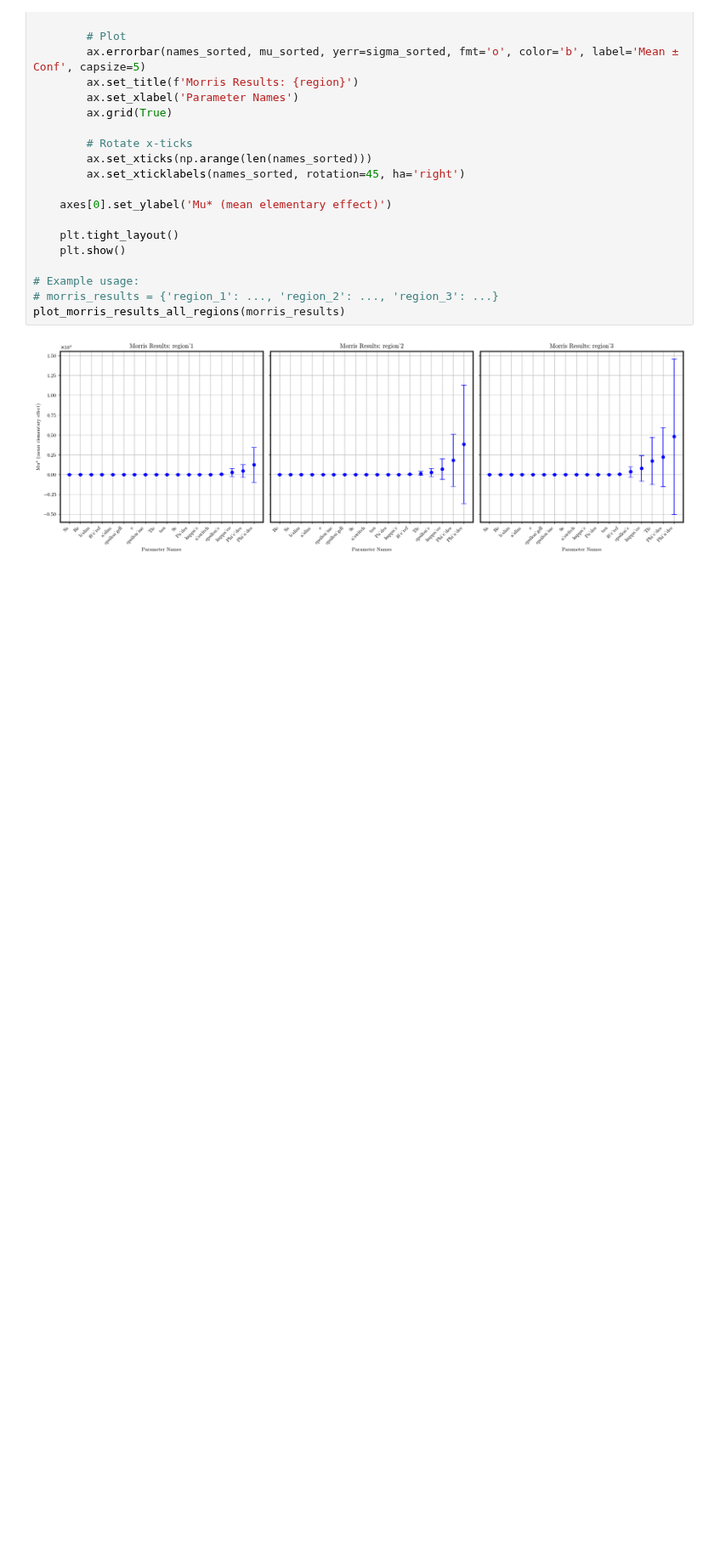
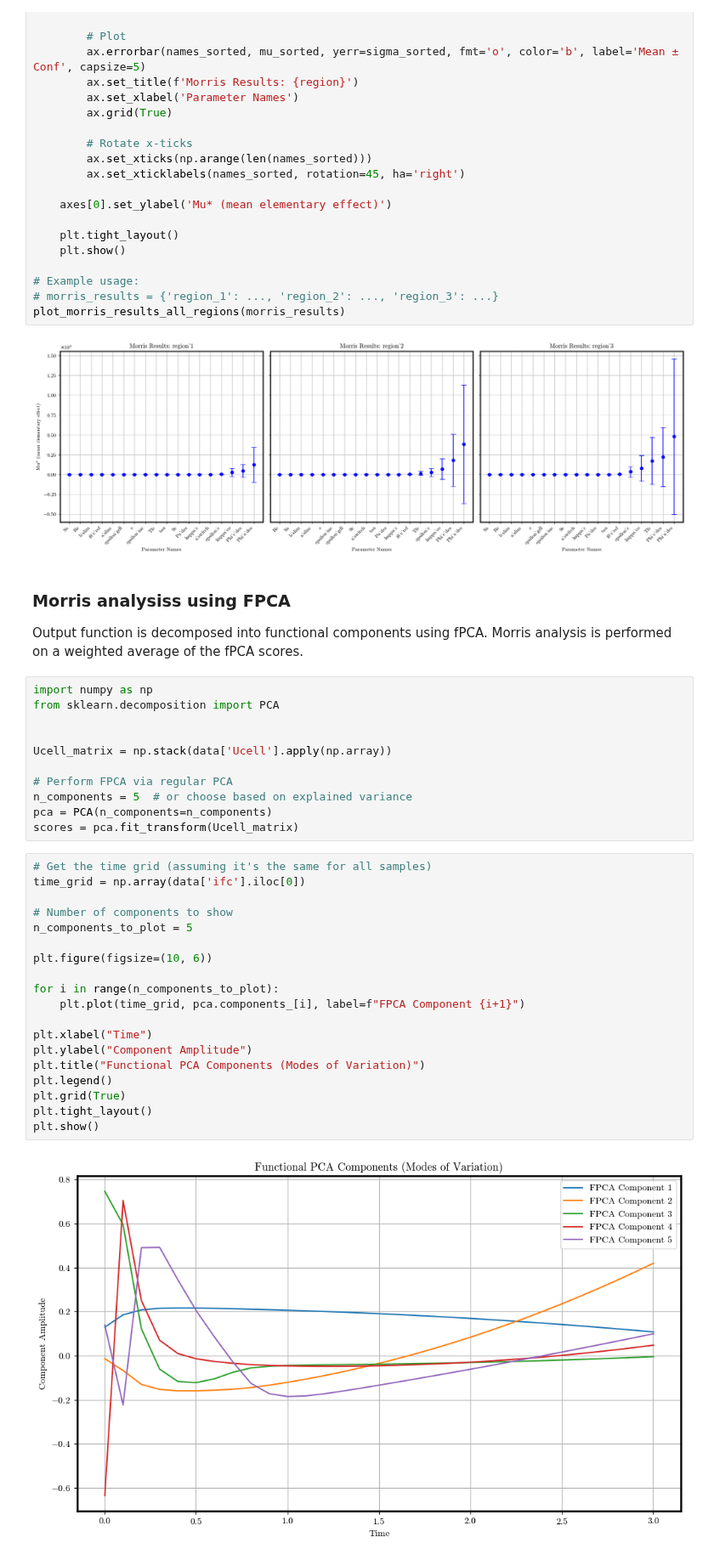
Before and after one commit to DejvisT/Sensitivity-Analysis-and-Surrogate-Modeling-of-PEM-Fuel-Cells, a Jupyter notebook: notebooks/02_sensitivity_analysis.ipynb, the cells around one changed output. Shown at 85% size. Drawn from its saved outputs; the diff is of its cells as text; blank space fills up the shorter version.

Commit message:
Adding Morris with fPCA

```diff
--- a/notebooks/02_sensitivity_analysis.ipynb
+++ b/notebooks/02_sensitivity_analysis.ipynb
@@ -228,3 +228,39 @@ def plot_morris_results_all_regions(morris_results):
 plot_morris_results_all_regions(morris_results)
 # %% [output]
 [figure]
+# %% [markdown]
+### Morris analysiss using FPCA
+
+Output function is decomposed into functional components using fPCA. Morris analysis is performed on a weighted average of the fPCA scores.
+# %%
+import numpy as np
+from sklearn.decomposition import PCA
+
+
+Ucell_matrix = np.stack(data['Ucell'].apply(np.array))
+
+# Perform FPCA via regular PCA
+n_components = 5  # or choose based on explained variance
+pca = PCA(n_components=n_components)
+scores = pca.fit_transform(Ucell_matrix)
+# %%
+# Get the time grid (assuming it's the same for all samples)
+time_grid = np.array(data['ifc'].iloc[0])
+
+# Number of components to show
+n_components_to_plot = 5
+
+plt.figure(figsize=(10, 6))
+
+for i in range(n_components_to_plot):
+    plt.plot(time_grid, pca.components_[i], label=f"FPCA Component {i+1}")
+
+plt.xlabel("Time")
+plt.ylabel("Component Amplitude")
+plt.title("Functional PCA Components (Modes of Variation)")
+plt.legend()
+plt.grid(True)
+plt.tight_layout()
+plt.show()
+# %% [output]
+[figure, added]
```
Also changed, not shown: parts of 1 cell of this notebook.
